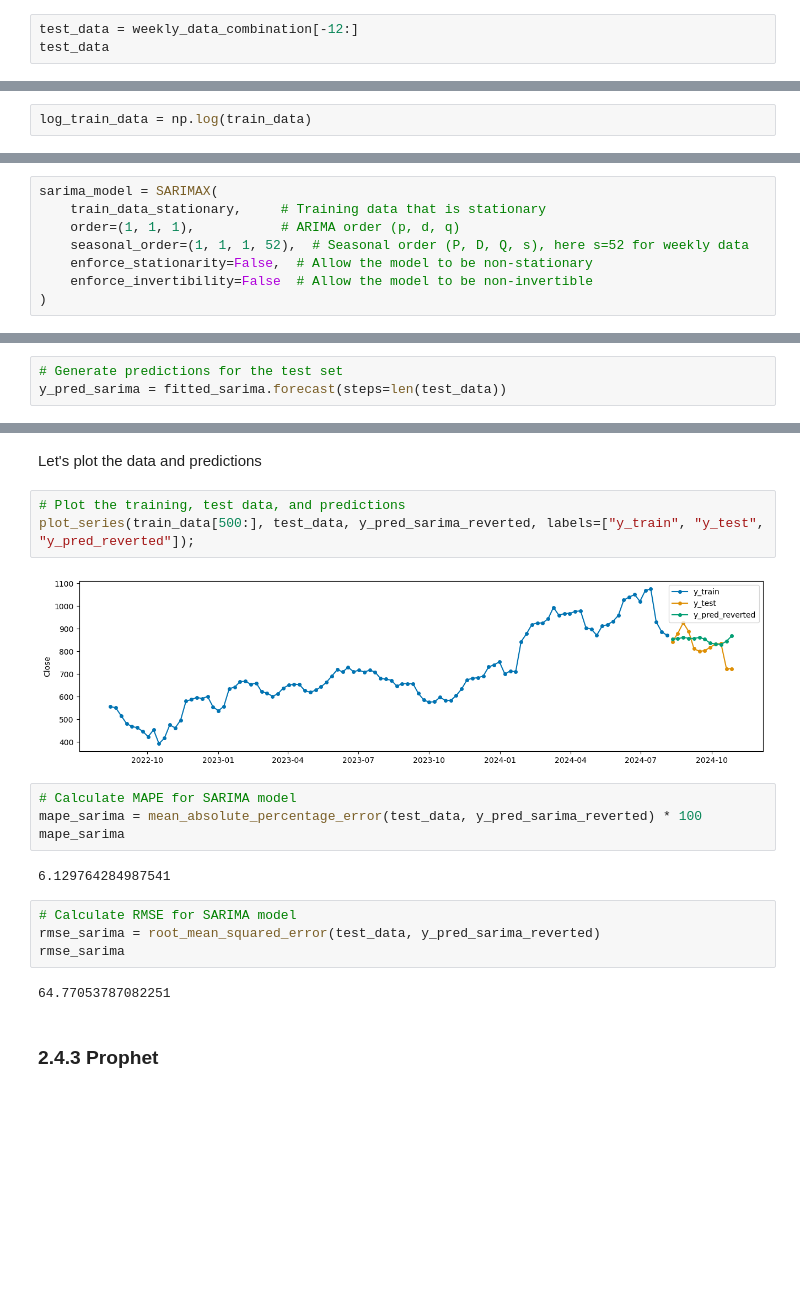
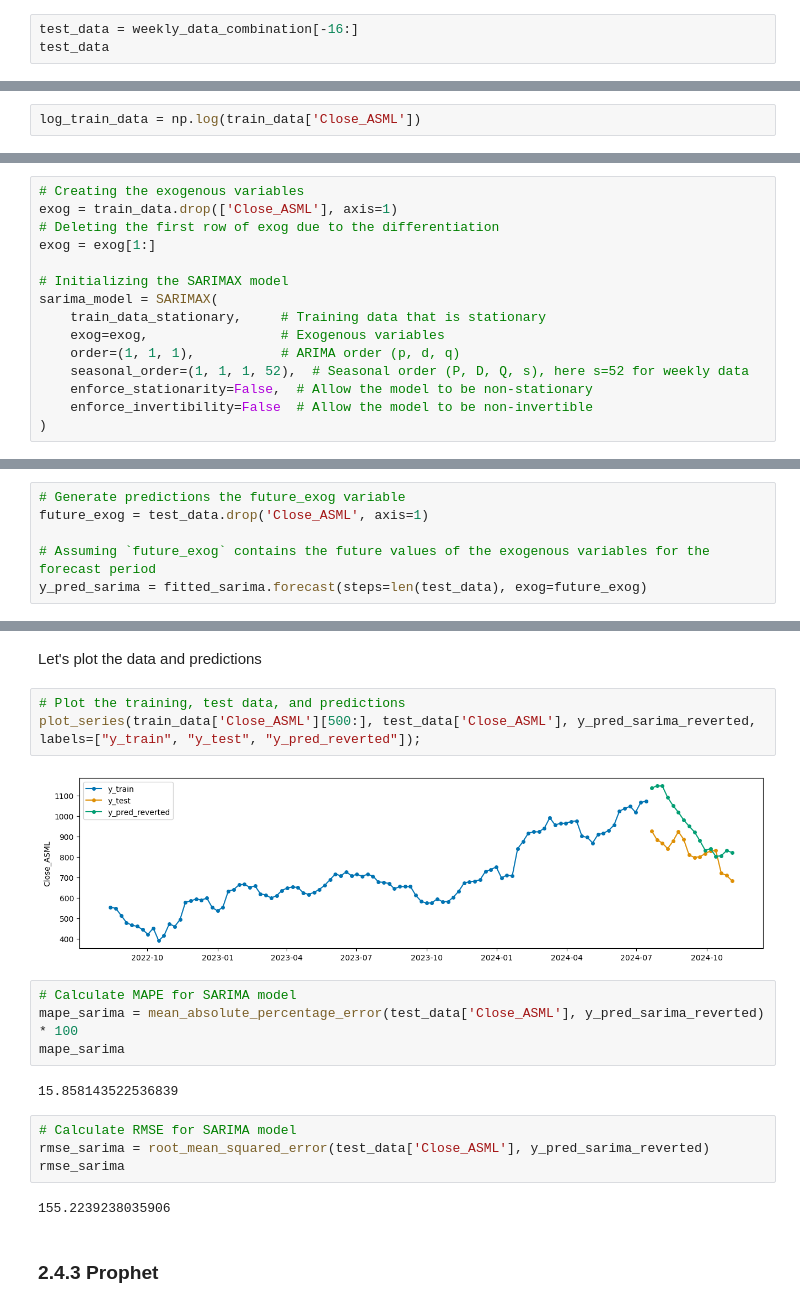
Before and after one commit to mbarriola96/stock_prices_forecasting, a Jupyter notebook: 05_modelling.ipynb, the cells around one changed output, grey strips where cells are left out. Cells and saved outputs as stored; diff of their text form; blank space fills up the shorter version.

Commit message:
working on the predictive modelling with the exogenous variables and the stock of asmls suppliers. All in notebook 05

```diff
--- a/05_modelling.ipynb
+++ b/05_modelling.ipynb
@@ -86,5 +109,5 @@ train_data
 # %%
-test_data = weekly_data_combination[-12:]
+test_data = weekly_data_combination[-16:]
 test_data
 # %% [output]
 |  | Close_ASML | Close_Carl Zeiss Meditec | Close_Lam Research Corporation | Close_Tokyo Electron Limited | COVID_Period | ... |
@@ -110,7 +137,7 @@ plot_series(train_data['Close_ASML'], test_data['Close_ASML'], labels=["y_train"
 # %% [markdown]
 Step 1: Log transformation (to stabilize variance)
 # %%
-log_train_data = np.log(train_data)
+log_train_data = np.log(train_data['Close_ASML'])
 # %% [markdown]
 Step 2: Check stationarity using the Augmented Dickey-Fuller test and Differencing if necessary
 # %%
@@ -154,8 +186,15 @@ plt.show()
 # %% [markdown]
 Initialize the SARIMA Model
 # %%
+# Creating the exogenous variables
+exog = train_data.drop(['Close_ASML'], axis=1)
+# Deleting the first row of exog due to the differentiation
+exog = exog[1:]
+
+# Initializing the SARIMAX model
 sarima_model = SARIMAX(
     train_data_stationary,     # Training data that is stationary
+    exog=exog,                 # Exogenous variables
     order=(1, 1, 1),           # ARIMA order (p, d, q)
     seasonal_order=(1, 1, 1, 52),  # Seasonal order (P, D, Q, s), here s=52 for weekly data
     enforce_stationarity=False,  # Allow the model to be non-stationary
@@ -165,8 +204,11 @@ sarima_model = SARIMAX(
 # Fit the model to the training data
 fitted_sarima = sarima_model.fit(disp=False)
 # %%
-# Generate predictions for the test set
-y_pred_sarima = fitted_sarima.forecast(steps=len(test_data))
+# Generate predictions the future_exog variable
+future_exog = test_data.drop('Close_ASML', axis=1)
+
+# Assuming `future_exog` contains the future values of the exogenous variables for the forecast period
+y_pred_sarima = fitted_sarima.forecast(steps=len(test_data), exog=future_exog)
 # %% [markdown]
 Now we have to revert the transformations
 # %%
@@ -189,21 +231,21 @@ y_pred_sarima_reverted = pd.Series(y_pred_sarima_reverted, index=test_data.index
 Let's plot the data and predictions
 # %%
 # Plot the training, test data, and predictions
-plot_series(train_data[500:], test_data, y_pred_sarima_reverted, labels=["y_train", "y_test", "y_pred_reverted"]);
+plot_series(train_data['Close_ASML'][500:], test_data['Close_ASML'], y_pred_sarima_reverted, labels=["y_train", "y_test", "y_pred_reverted"]);
 # %% [output]
-[figure, old version]
+[figure, new version]
 # %%
 # Calculate MAPE for SARIMA model
-mape_sarima = mean_absolute_percentage_error(test_data, y_pred_sarima_reverted) * 100
+mape_sarima = mean_absolute_percentage_error(test_data['Close_ASML'], y_pred_sarima_reverted) * 100
 mape_sarima
 # %% [output]
-6.129764284987541
+15.858143522536839
 # %%
 # Calculate RMSE for SARIMA model
-rmse_sarima = root_mean_squared_error(test_data, y_pred_sarima_reverted)
+rmse_sarima = root_mean_squared_error(test_data['Close_ASML'], y_pred_sarima_reverted)
 rmse_sarima
 # %% [output]
-64.77053787082251
+155.2239238035906
 # %% [markdown]
 ### 2.4.3 Prophet
 # %% [markdown]
```
Also changed, not shown: parts of 58 cells of this notebook, 11 other files.
